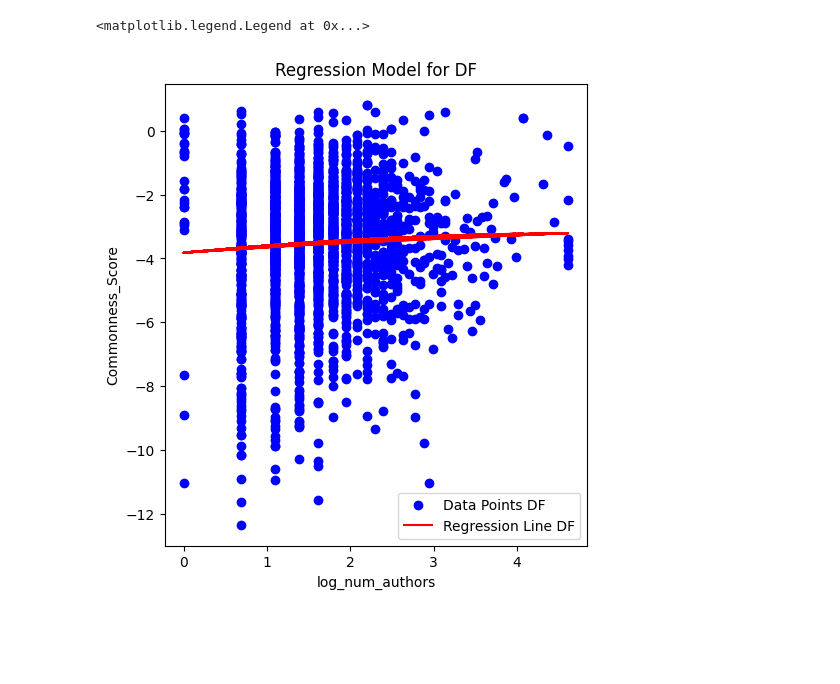
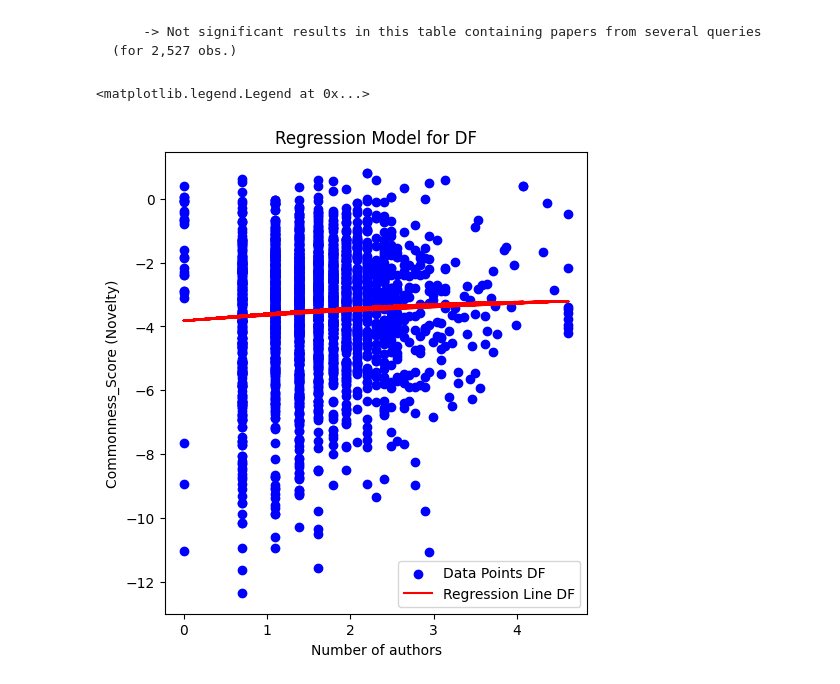
Before and after one commit to valentinb67/Master-s-thesis-2-A-scientometric-approach-to-determine-the-effect-of-group-size-on-novelty, a Jupyter notebook: Basic stats.ipynb, the cells around one changed output. Drawn from its saved outputs; the diff is of its cells as text; code cells hidden in the pictures; blank space fills up the shorter version.

```diff
--- a/Basic stats.ipynb
+++ b/Basic stats.ipynb
@@ -48,7 +58,7 @@ Y_SDG = DF_SDG['Commonness_Score']
 X_SDG = DF_SDG[['log_num_authors_SDG','log_num_authors_squared_SDG']]
 X_SDG = sm.add_constant(X_SDG)
 # %%
-model_DF = sm.OLS(Y, X).fit()
+model_DF = sm.OLS(Y, X).fit(cov_type='HC3')
 model_DF.summary()
 # %% [output]
 OLS Regression Results
@@ -74,16 +84,18 @@ Notes:
+# %% [markdown]
+        -> Not significant results in this table containing papers from several queries (for 2,527 obs.)
 # %%
 DF['predicted'] = model_DF.predict(X)
 
 plt.figure(figsize=(12, 6))
 
 plt.subplot(1, 2, 1)
 plt.scatter(DF['log_num_authors'], DF['Commonness_Score'], color='blue', label='Data Points DF')
 plt.plot(DF['log_num_authors'], DF['predicted'], color='red', label='Regression Line DF')
-plt.xlabel('log_num_authors')
-plt.ylabel('Commonness_Score')
+plt.xlabel('Number of authors')
+plt.ylabel('Commonness_Score (Novelty)')
 plt.title('Regression Model for DF')
 plt.legend()
 # %% [output]
 <matplotlib.legend.Legend at 0x...>
-[figure, old version]
+[figure, new version]
 # %%
```
Also changed, not shown: parts of 10 cells of this notebook.
